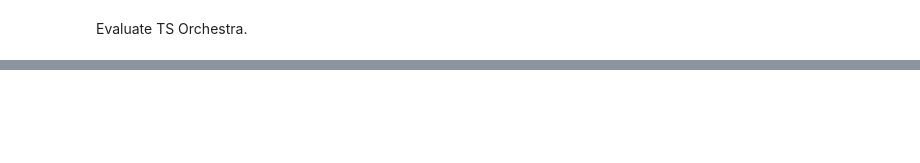
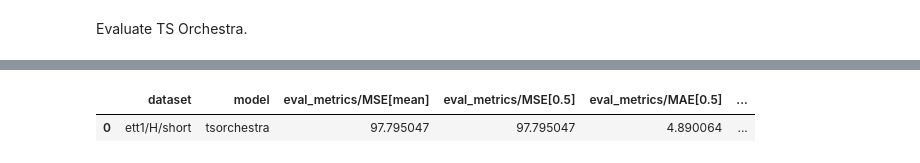
Before and after one commit to mpg05883/gift-eval, a Jupyter notebook: notebooks/tsorchestra.ipynb, the cells around one changed output, grey strips where cells are left out. Drawn from its saved outputs; the diff is of its cells as text; code cells hidden in the pictures; blank space fills up the shorter version.

```diff
--- a/notebooks/tsorchestra.ipynb
+++ b/notebooks/tsorchestra.ipynb
@@ -256,0 +265,8 @@ Results for bizitobs_l2c/H have been written to ../results/Kairos_50m/all_result
+# %%
+import pandas as pd
+
+df = pd.read_csv(f"../results/{model_name}/all_results.csv")
+df
+# %% [output]
+|  | dataset | model | eval_metrics/MSE[mean] | eval_metrics/MSE[0.5] | eval_metrics/MAE[0.5] | ... |
+| 0 | ett1/H/short | tsorchestra | 97.795047 | 97.795047 | 4.890064 | ... |
```
Also changed, not shown: parts of 6 cells of this notebook, 2 other files.
